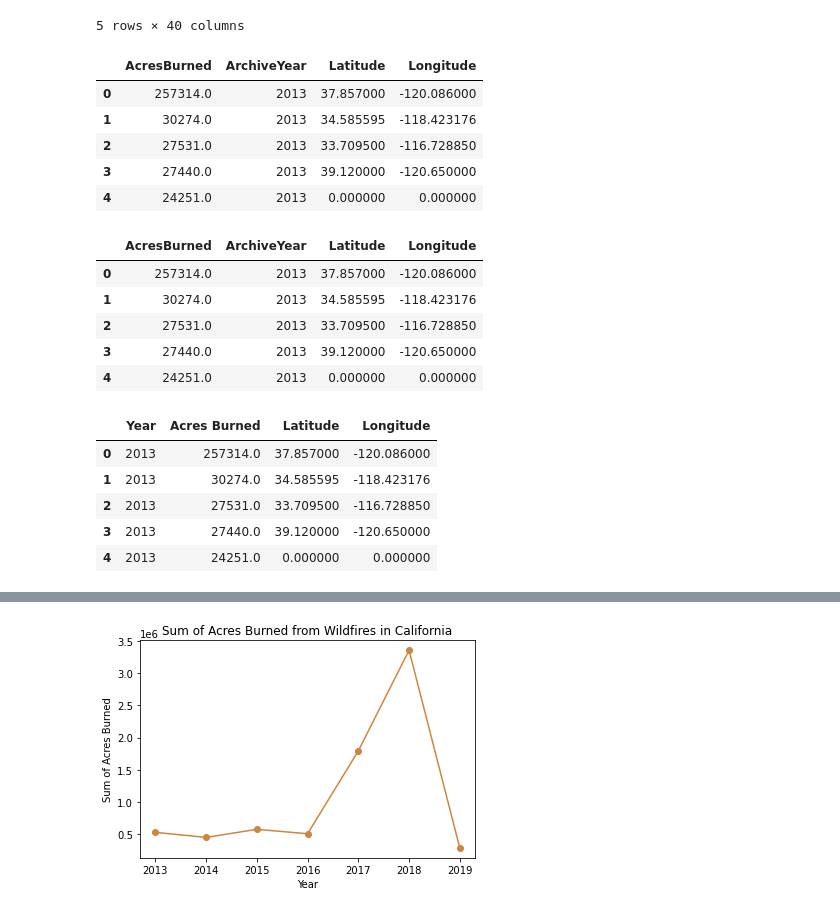
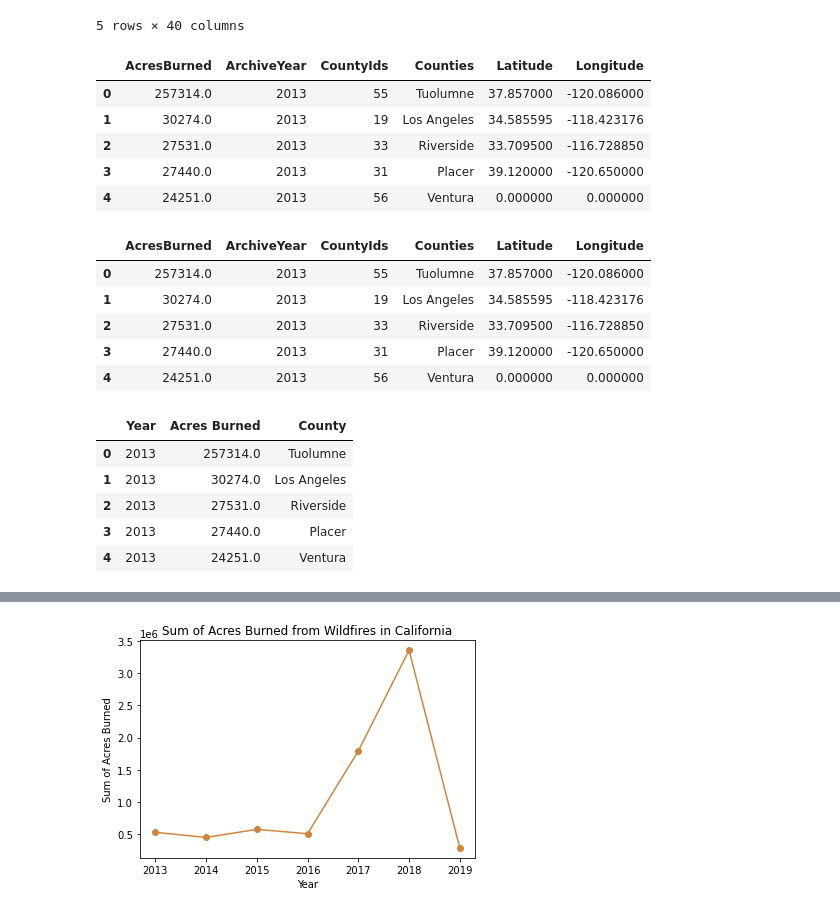
Before and after one commit to KeSavanh/Project_1, a Jupyter notebook: wildfire_analysis/WildFireAnalysis.ipynb, the cells around one changed output, grey strips where cells are left out. Saved outputs shown, nothing was run; the diff lists cells and outputs as text; code cells hidden in the pictures.

```diff
--- a/wildfire_analysis/FireAnalysis.ipynb
+++ b/wildfire_analysis/WildFireAnalysis.ipynb
@@ -22,15 +22,15 @@ fire_data.head()
 | 4 | 24251.0 | False | Ventura County Fire/CAL FIRE | NaN | 2013 | True | /incidents/2013/5/2/springs-fire/ | ... |
 5 rows × 40 columns
 # %%
-wildfire_df = fire_data[['AcresBurned', 'ArchiveYear', 'Latitude', 'Longitude']]
+wildfire_df = fire_data[['AcresBurned', 'ArchiveYear', 'CountyIds', 'Counties', 'Latitude', 'Longitude']]
 wildfire_df.head()
 # %% [output]
-|  | AcresBurned | ArchiveYear | Latitude | Longitude |
-| 0 | 257314.0 | 2013 | 37.857000 | -120.086000 |
-| 1 | 30274.0 | 2013 | 34.585595 | -118.423176 |
-| 2 | 27531.0 | 2013 | 33.709500 | -116.728850 |
-| 3 | 27440.0 | 2013 | 39.120000 | -120.650000 |
-| 4 | 24251.0 | 2013 | 0.000000 | 0.000000 |
+|  | AcresBurned | ArchiveYear | CountyIds | Counties | Latitude | Longitude |
+| 0 | 257314.0 | 2013 | 55 | Tuolumne | 37.857000 | -120.086000 |
+| 1 | 30274.0 | 2013 | 19 | Los Angeles | 34.585595 | -118.423176 |
+| 2 | 27531.0 | 2013 | 33 | Riverside | 33.709500 | -116.728850 |
+| 3 | 27440.0 | 2013 | 31 | Placer | 39.120000 | -120.650000 |
+| 4 | 24251.0 | 2013 | 56 | Ventura | 0.000000 | 0.000000 |
 # %%
 wildfire_df.to_csv('../data_files/wildfire_final.csv', index = False)
 
@@ -40,12 +40,12 @@ final_fire_data = pd.read_csv(final_wildfire_data)
 
 final_fire_data.head()
 # %% [output]
-|  | AcresBurned | ArchiveYear | Latitude | Longitude |
-| 0 | 257314.0 | 2013 | 37.857000 | -120.086000 |
-| 1 | 30274.0 | 2013 | 34.585595 | -118.423176 |
-| 2 | 27531.0 | 2013 | 33.709500 | -116.728850 |
-| 3 | 27440.0 | 2013 | 39.120000 | -120.650000 |
-| 4 | 24251.0 | 2013 | 0.000000 | 0.000000 |
+|  | AcresBurned | ArchiveYear | CountyIds | Counties | Latitude | Longitude |
+| 0 | 257314.0 | 2013 | 55 | Tuolumne | 37.857000 | -120.086000 |
+| 1 | 30274.0 | 2013 | 19 | Los Angeles | 34.585595 | -118.423176 |
+| 2 | 27531.0 | 2013 | 33 | Riverside | 33.709500 | -116.728850 |
+| 3 | 27440.0 | 2013 | 31 | Placer | 39.120000 | -120.650000 |
+| 4 | 24251.0 | 2013 | 56 | Ventura | 0.000000 | 0.000000 |
 # %%
 # Create data frame from csv data
 
@@ -53,19 +53,20 @@ fireyear = final_fire_data['ArchiveYear']
 acres = final_fire_data['AcresBurned']
 lat = final_fire_data['Latitude']
 lng = final_fire_data['Longitude']
+county = final_fire_data['Counties']
+countyid = final_fire_data['CountyIds']
 
 fire_df = pd.DataFrame({
     'Year' : fireyear,
     'Acres Burned' : acres,
-    'Latitude' : lat,
-    'Longitude' : lng
+    'County' : county,
 })
 
 fire_df.head()
 # %% [output]
-|  | Year | Acres Burned | Latitude | Longitude |
-| 0 | 2013 | 257314.0 | 37.857000 | -120.086000 |
-| 1 | 2013 | 30274.0 | 34.585595 | -118.423176 |
-| 2 | 2013 | 27531.0 | 33.709500 | -116.728850 |
-| 3 | 2013 | 27440.0 | 39.120000 | -120.650000 |
-| 4 | 2013 | 24251.0 | 0.000000 | 0.000000 |
+|  | Year | Acres Burned | County |
+| 0 | 2013 | 257314.0 | Tuolumne |
+| 1 | 2013 | 30274.0 | Los Angeles |
+| 2 | 2013 | 27531.0 | Riverside |
+| 3 | 2013 | 27440.0 | Placer |
+| 4 | 2013 | 24251.0 | Ventura |
```
Also changed, not shown: parts of 9 cells of this notebook, 2 other files.
